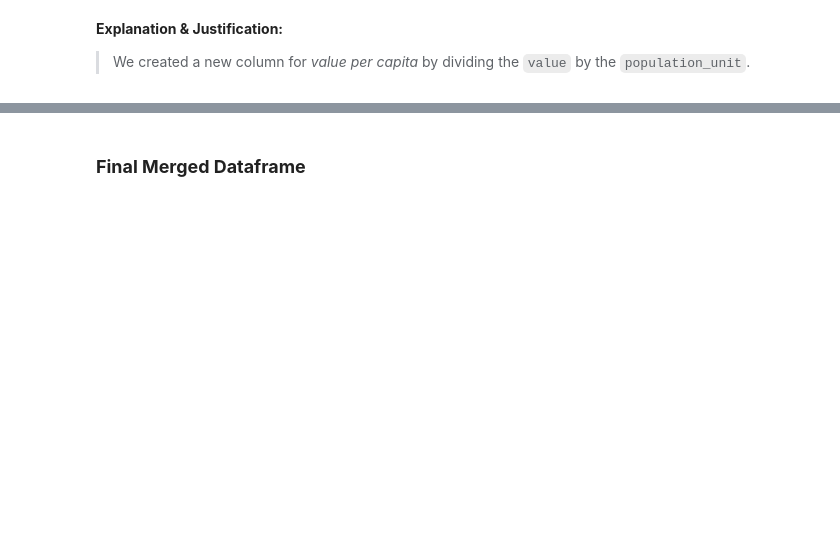
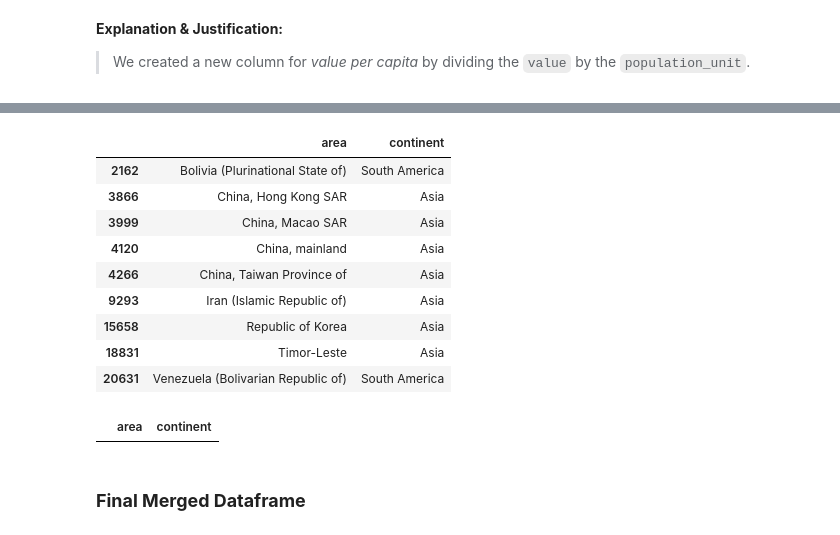
Before and after one commit to JoshuaEntrata/DataViz_Assessment1, a Jupyter notebook: Assessment1_Task1.ipynb, the cells around one changed output, grey strips where cells are left out. Saved outputs shown, nothing was run; the diff lists cells and outputs as text; code cells hidden in the pictures; blank space fills up the shorter version.

```diff
--- a/Assessment1_Task1.ipynb
+++ b/Assessment1_Task1.ipynb
@@ -376,3 +419,34 @@ merged_df[['value', 'population_unit', 'value_per_capita']].sample(3)
+# %%
+invalid_continent_map = {
+    'Bolivia (Plurinational State of)': 'South America',
+    'China, Hong Kong SAR': 'Asia',
+    'China, Macao SAR': 'Asia',
+    'China, mainland': 'Asia',
+    'China, Taiwan Province of': 'Asia',
+    'Iran (Islamic Republic of)': 'Asia',
+    'Republic of Korea': 'Asia',
+    'Timor-Leste': 'Asia',
+    'Venezuela (Bolivarian Republic of)': 'South America'
+}
+
+merged_df.loc[merged_df['area'].isin(invalid_continent_map.keys()), 'continent'] = merged_df['area'].map(invalid_continent_map)
+
+merged_df[merged_df['area'].isin(invalid_continent_map.keys())][['area', 'continent']].drop_duplicates()
+# %% [output]
+|  | area | continent |
+| 2162 | Bolivia (Plurinational State of) | South America |
+| 3866 | China, Hong Kong SAR | Asia |
+| 3999 | China, Macao SAR | Asia |
+| 4120 | China, mainland | Asia |
+| 4266 | China, Taiwan Province of | Asia |
+| 9293 | Iran (Islamic Republic of) | Asia |
+| 15658 | Republic of Korea | Asia |
+| 18831 | Timor-Leste | Asia |
+| 20631 | Venezuela (Bolivarian Republic of) | South America |
+# %%
+merged_df[merged_df['continent'] == 'Invalid'][['area', 'continent']].drop_duplicates()
+# %% [output]
+|  | area | continent |
 # %% [markdown]
 ### **Final Merged Dataframe**
 # %%
```
Also changed, not shown: parts of 12 cells of this notebook, 2 other files.
